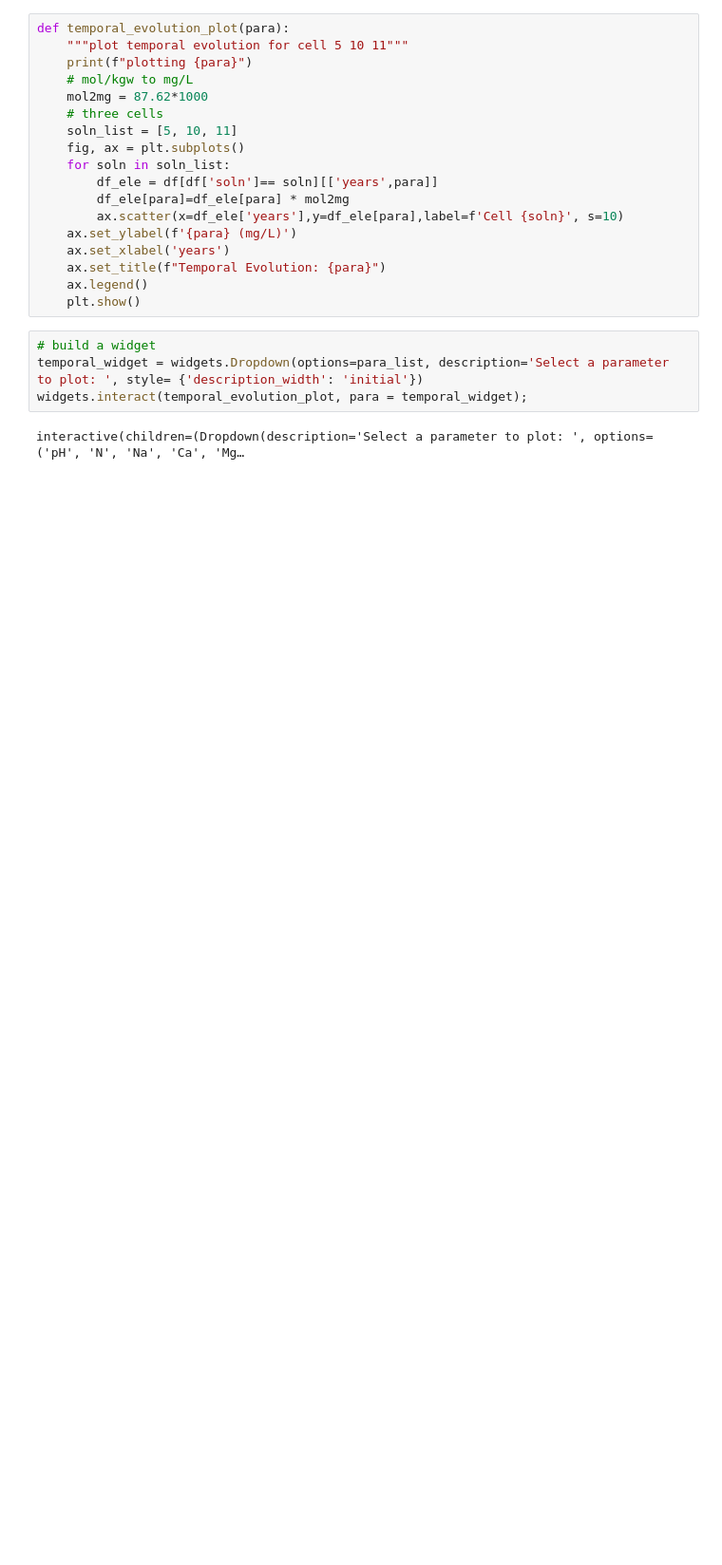
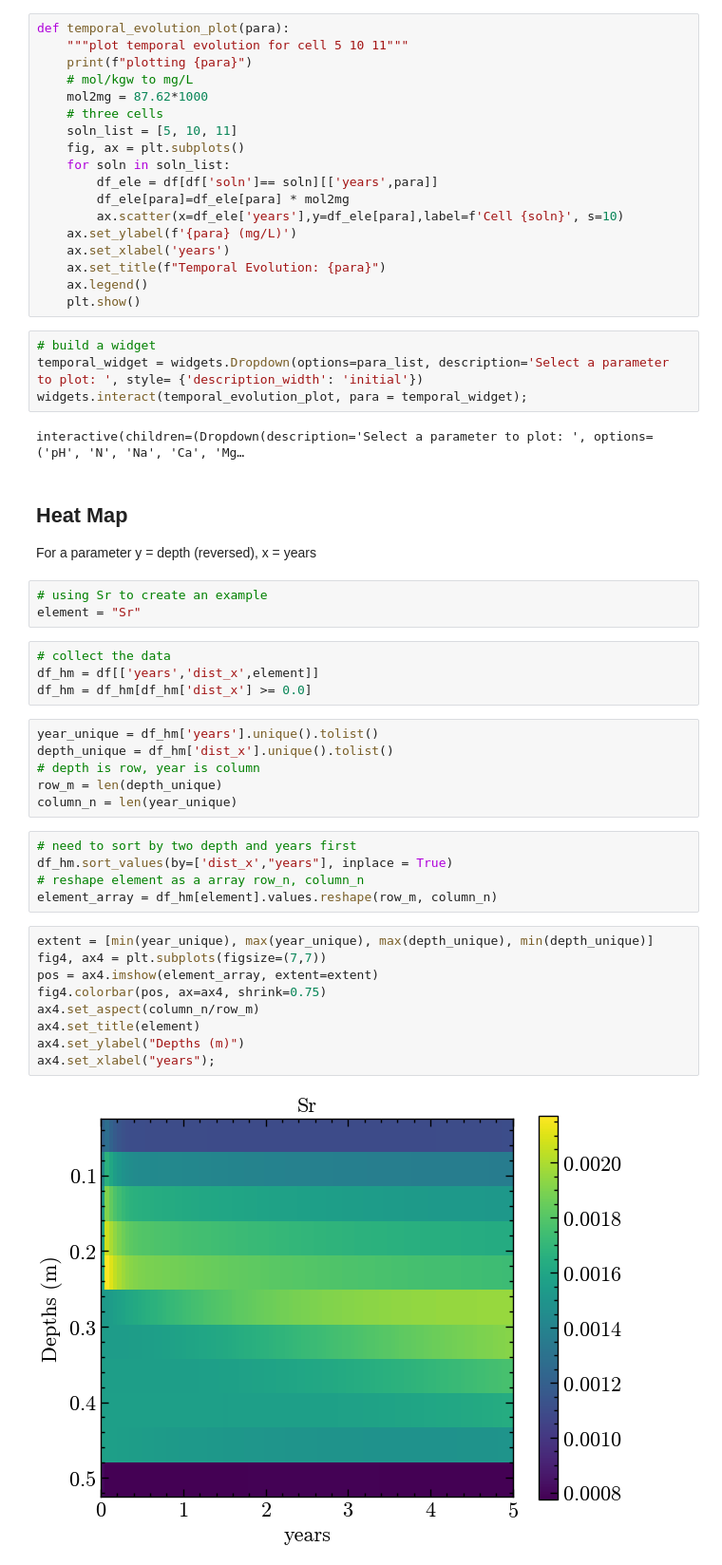
Before and after one commit to Geochemical-Modeling/PHREEQC_dataviz, a Jupyter notebook: viz_job001.ipynb, the cells around one changed output. Shown: that part at 95% size. Drawn from its saved outputs; the diff is of its cells as text; blank space fills up the shorter version.

Commit message:
init heatmap

```diff
--- a/viz_job001.ipynb
+++ b/viz_job001.ipynb
@@ -233,3 +236,35 @@ temporal_widget = widgets.Dropdown(options=para_list, description='Select a para
 widgets.interact(temporal_evolution_plot, para = temporal_widget);
 # %% [output]
 interactive(children=(Dropdown(description='Select a parameter to plot: ', options=('pH', 'N', 'Na', 'Ca', 'Mg…
+# %% [markdown]
+## Heat Map
+For a parameter y = depth (reversed), x = years
+# %%
+# using Sr to create an example
+element = "Sr"
+# %%
+# collect the data
+df_hm = df[['years','dist_x',element]]
+df_hm = df_hm[df_hm['dist_x'] >= 0.0]
+# %%
+year_unique = df_hm['years'].unique().tolist()
+depth_unique = df_hm['dist_x'].unique().tolist()
+# depth is row, year is column
+row_m = len(depth_unique)
+column_n = len(year_unique)
+# %%
+# need to sort by two depth and years first
+df_hm.sort_values(by=['dist_x',"years"], inplace = True)
+# reshape element as a array row_n, column_n
+element_array = df_hm[element].values.reshape(row_m, column_n)
+# %%
+extent = [min(year_unique), max(year_unique), max(depth_unique), min(depth_unique)]
+fig4, ax4 = plt.subplots(figsize=(7,7))
+pos = ax4.imshow(element_array, extent=extent)
+fig4.colorbar(pos, ax=ax4, shrink=0.75)
+ax4.set_aspect(column_n/row_m)
+ax4.set_title(element)
+ax4.set_ylabel("Depths (m)")
+ax4.set_xlabel("years");
+# %% [output]
+[figure, added]
```
Also changed, not shown: parts of 1 cell of this notebook.
